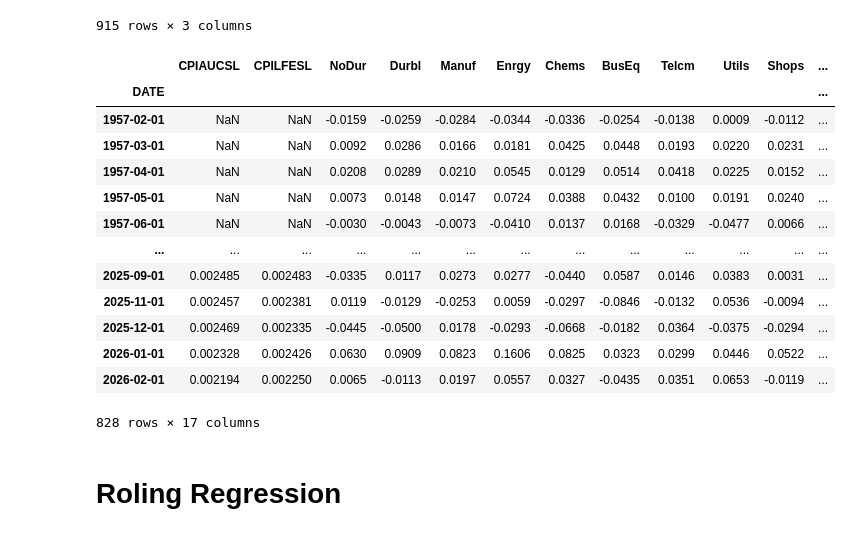
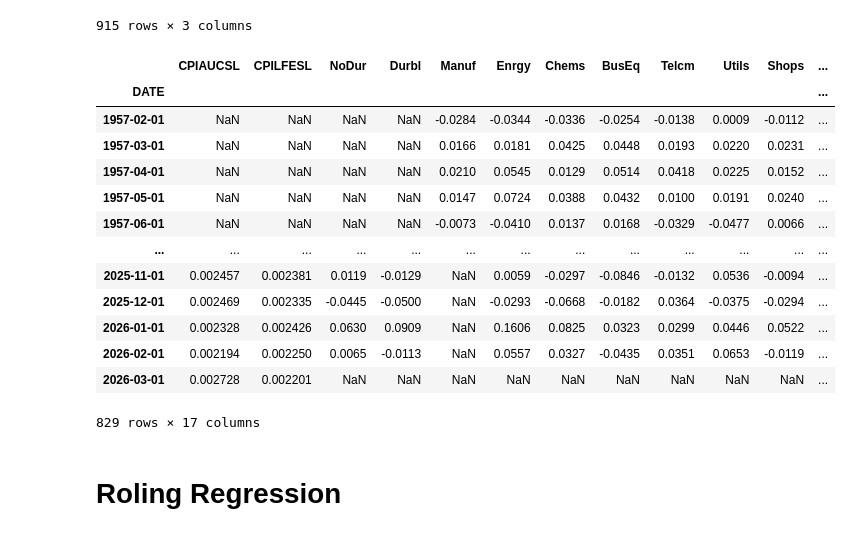
Before and after one commit to GabinTB/rOLS, a Jupyter notebook: examples/fama_french_factors.ipynb, the cells around one changed output. Cells and saved outputs as stored; diff of their text form; code cells hidden in the pictures.

```diff
--- a/examples/fama_french_factors.ipynb
+++ b/examples/fama_french_factors.ipynb
@@ -74,24 +75,24 @@ control_df
 | 2026-02-01 | -0.0117 | 0.0014 | 0.0283 |
 915 rows × 3 columns
 # %%
-df = pd.merge(factor_df, asset_df, left_index=True, right_index=True, how='left').ffill()
-df = pd.merge(df, control_df, left_index=True, right_index=True, how='left').ffill()
+df = pd.merge(factor_df, asset_df, left_index=True, right_index=True, how='left')#.ffill()
+df = pd.merge(df, control_df, left_index=True, right_index=True, how='left')#.ffill()
 df
 # %% [output]
 |  | CPIAUCSL | CPILFESL | NoDur | Durbl | Manuf | Enrgy | Chems | BusEq | Telcm | Utils | Shops | ... |
 | DATE |  |  |  |  |  |  |  |  |  |  |  | ... |
-| 1957-02-01 | NaN | NaN | -0.0159 | -0.0259 | -0.0284 | -0.0344 | -0.0336 | -0.0254 | -0.0138 | 0.0009 | -0.0112 | ... |
-| 1957-03-01 | NaN | NaN | 0.0092 | 0.0286 | 0.0166 | 0.0181 | 0.0425 | 0.0448 | 0.0193 | 0.0220 | 0.0231 | ... |
-| 1957-04-01 | NaN | NaN | 0.0208 | 0.0289 | 0.0210 | 0.0545 | 0.0129 | 0.0514 | 0.0418 | 0.0225 | 0.0152 | ... |
-| 1957-05-01 | NaN | NaN | 0.0073 | 0.0148 | 0.0147 | 0.0724 | 0.0388 | 0.0432 | 0.0100 | 0.0191 | 0.0240 | ... |
-| 1957-06-01 | NaN | NaN | -0.0030 | -0.0043 | -0.0073 | -0.0410 | 0.0137 | 0.0168 | -0.0329 | -0.0477 | 0.0066 | ... |
+| 1957-02-01 | NaN | NaN | NaN | NaN | -0.0284 | -0.0344 | -0.0336 | -0.0254 | -0.0138 | 0.0009 | -0.0112 | ... |
+| 1957-03-01 | NaN | NaN | NaN | NaN | 0.0166 | 0.0181 | 0.0425 | 0.0448 | 0.0193 | 0.0220 | 0.0231 | ... |
+| 1957-04-01 | NaN | NaN | NaN | NaN | 0.0210 | 0.0545 | 0.0129 | 0.0514 | 0.0418 | 0.0225 | 0.0152 | ... |
+| 1957-05-01 | NaN | NaN | NaN | NaN | 0.0147 | 0.0724 | 0.0388 | 0.0432 | 0.0100 | 0.0191 | 0.0240 | ... |
+| 1957-06-01 | NaN | NaN | NaN | NaN | -0.0073 | -0.0410 | 0.0137 | 0.0168 | -0.0329 | -0.0477 | 0.0066 | ... |
 | ... | ... | ... | ... | ... | ... | ... | ... | ... | ... | ... | ... | ... |
-| 2025-09-01 | 0.002485 | 0.002483 | -0.0335 | 0.0117 | 0.0273 | 0.0277 | -0.0440 | 0.0587 | 0.0146 | 0.0383 | 0.0031 | ... |
-| 2025-11-01 | 0.002457 | 0.002381 | 0.0119 | -0.0129 | -0.0253 | 0.0059 | -0.0297 | -0.0846 | -0.0132 | 0.0536 | -0.0094 | ... |
-| 2025-12-01 | 0.002469 | 0.002335 | -0.0445 | -0.0500 | 0.0178 | -0.0293 | -0.0668 | -0.0182 | 0.0364 | -0.0375 | -0.0294 | ... |
-| 2026-01-01 | 0.002328 | 0.002426 | 0.0630 | 0.0909 | 0.0823 | 0.1606 | 0.0825 | 0.0323 | 0.0299 | 0.0446 | 0.0522 | ... |
-| 2026-02-01 | 0.002194 | 0.002250 | 0.0065 | -0.0113 | 0.0197 | 0.0557 | 0.0327 | -0.0435 | 0.0351 | 0.0653 | -0.0119 | ... |
+| 2025-11-01 | 0.002457 | 0.002381 | 0.0119 | -0.0129 | NaN | 0.0059 | -0.0297 | -0.0846 | -0.0132 | 0.0536 | -0.0094 | ... |
+| 2025-12-01 | 0.002469 | 0.002335 | -0.0445 | -0.0500 | NaN | -0.0293 | -0.0668 | -0.0182 | 0.0364 | -0.0375 | -0.0294 | ... |
+| 2026-01-01 | 0.002328 | 0.002426 | 0.0630 | 0.0909 | NaN | 0.1606 | 0.0825 | 0.0323 | 0.0299 | 0.0446 | 0.0522 | ... |
+| 2026-02-01 | 0.002194 | 0.002250 | 0.0065 | -0.0113 | NaN | 0.0557 | 0.0327 | -0.0435 | 0.0351 | 0.0653 | -0.0119 | ... |
+| 2026-03-01 | 0.002728 | 0.002201 | NaN | NaN | NaN | NaN | NaN | NaN | NaN | NaN | NaN | ... |
-828 rows × 17 columns
+829 rows × 17 columns
 # %% [markdown]
 # Roling Regression
 # %%
```
Also changed, not shown: parts of 4 cells of this notebook, 1 other file.
